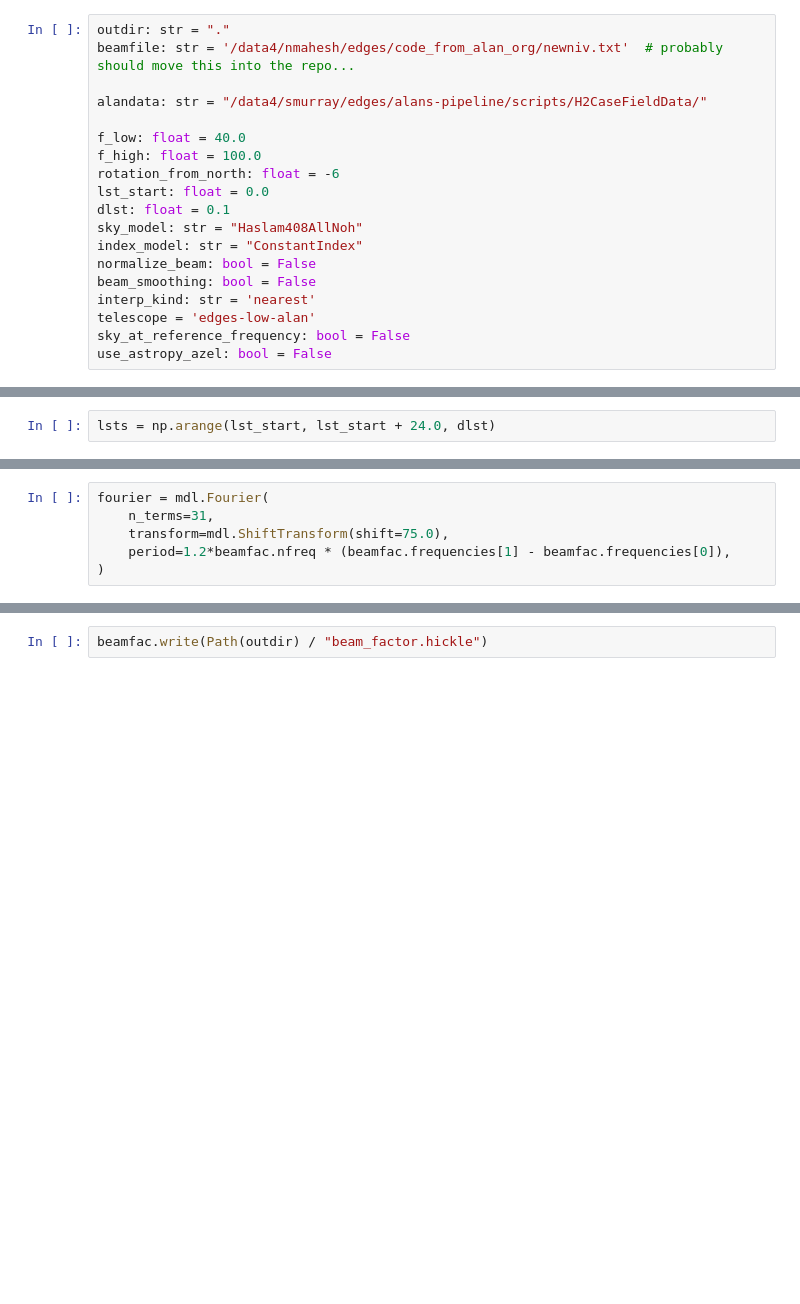
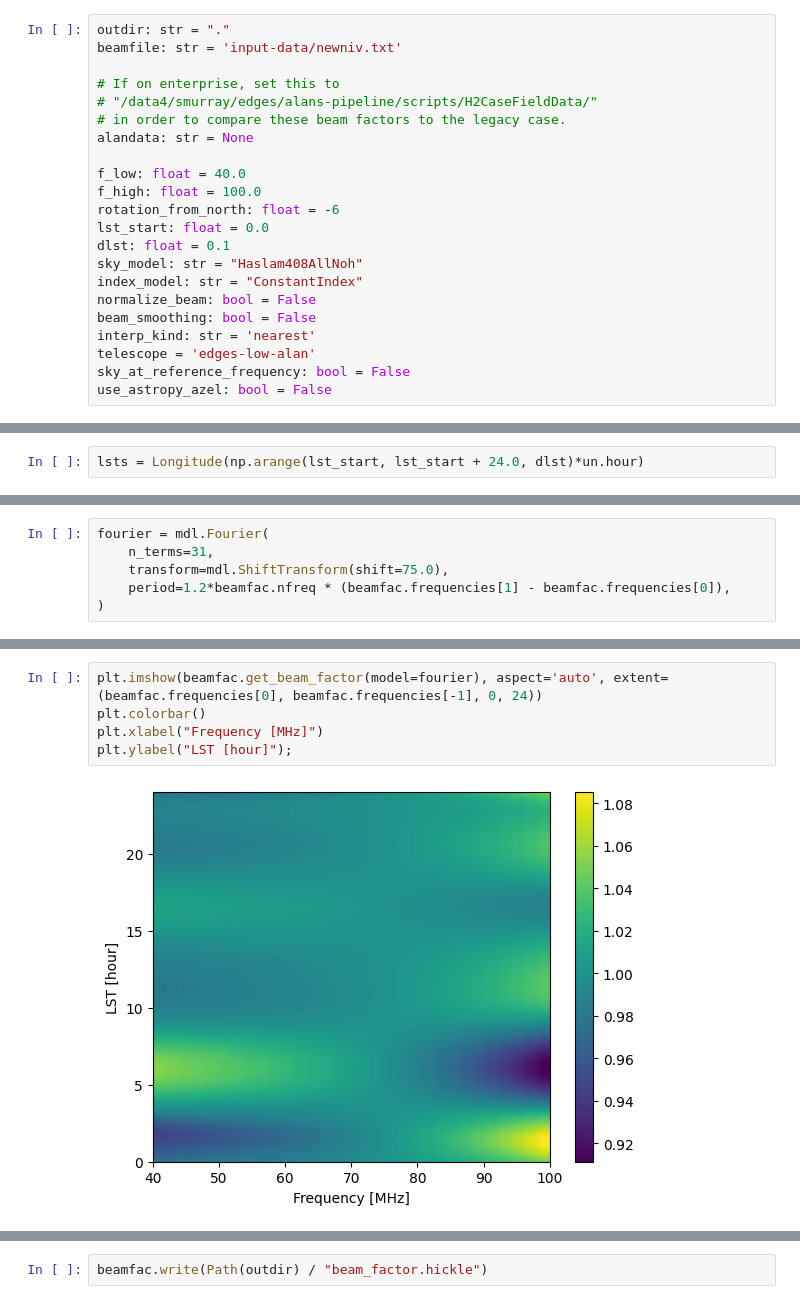
Before and after one commit to edges-collab/edges-bowman2018-pipeline, a Jupyter notebook: notebooks/high-res-beamfactor.ipynb, the cells around one changed output, grey strips where cells are left out. Cells and saved outputs as stored; diff of their text form; blank space fills up the shorter version.

```diff
--- a/notebooks/high-res-beamfactor.ipynb
+++ b/notebooks/high-res-beamfactor.ipynb
@@ -14,8 +20,11 @@ from edges import modeling as mdl
 # %%
 outdir: str = "."
-beamfile: str = '/data4/nmahesh/edges/code_from_alan_org/newniv.txt'  # probably should move this into the repo...
+beamfile: str = 'input-data/newniv.txt'
 
-alandata: str = "/data4/smurray/edges/alans-pipeline/scripts/H2CaseFieldData/"
+# If on enterprise, set this to
+# "/data4/smurray/edges/alans-pipeline/scripts/H2CaseFieldData/"
+# in order to compare these beam factors to the legacy case.
+alandata: str = None
 
 f_low: float = 40.0
 f_high: float = 100.0
@@ -37,7 +46,7 @@ dlst = 0.1
 # %%
 beam = beams.Beam.from_file(band='low', beam_file=beamfile, rotation_from_north=rotation_from_north)
 # %%
-lsts = np.arange(lst_start, lst_start + 24.0, dlst)
+lsts = Longitude(np.arange(lst_start, lst_start + 24.0, dlst)*un.hour)
 # %%
 beamfac = compute_antenna_beam_factor(
     beam,
@@ -67 +95,8 @@ fourier = mdl.Fourier(
+# %%
+plt.imshow(beamfac.get_beam_factor(model=fourier), aspect='auto', extent=(beamfac.frequencies[0], beamfac.frequencies[-1], 0, 24))
+plt.colorbar()
+plt.xlabel("Frequency [MHz]")
+plt.ylabel("LST [hour]");
+# %% [output]
+[figure, added]
 # %%
```
Also changed, not shown: parts of 6 cells of this notebook, 9 other files.
